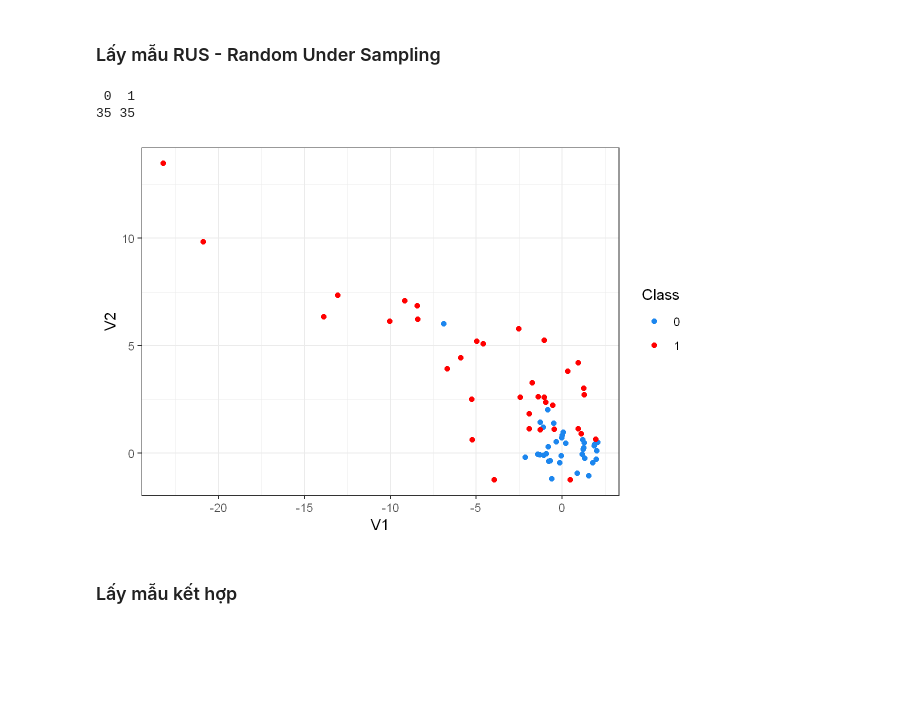
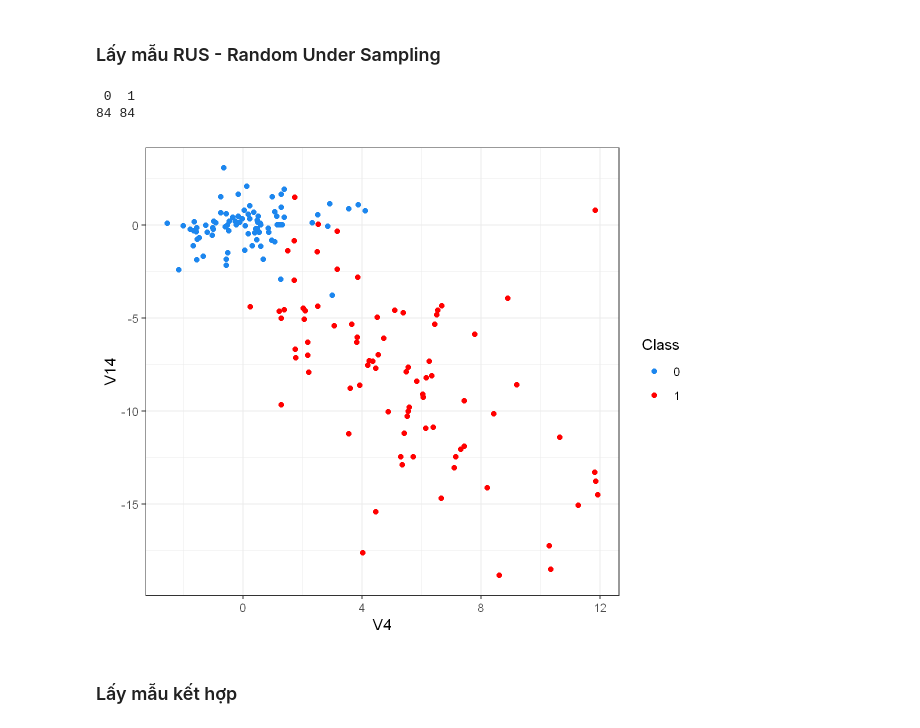
Before and after one commit to tquangsdh20/data-mining-g9, a Jupyter notebook: src/Credit_Card_Detection.ipynb, the cells around one changed output. Cells and saved outputs as stored; diff of their text form; code cells hidden in the pictures; blank space fills up the shorter version.

```diff
--- a/src/Credit_Card_Detection.ipynb
+++ b/src/Credit_Card_Detection.ipynb
@@ -57,9 +59,10 @@ predictions = factor(predictions,levels=c(0,1))
 # %%
-require(dplyr)
+# require(dplyr)
 set.seed(1)
-credit_dat = credit_card %>% sample_frac(0.1)
-ggplot(credit_dat, aes(x=V1,y=V2,col=Class)) +
+credit_dat = credit_card %>% sample_frac(0.2)
+ggplot(credit_dat, aes(x=V4,y=V14,col=Class)) +
     geom_point() +
     theme_bw() +
     scale_color_manual(values=c('dodgerblue2','red'))
+summary(credit_dat$Class)
 # %% [output]
@@ -117,27 +119,27 @@ ggplot(ovrsmpl, aes(x=V1,y=V2,col=Class)) +
 # %% [markdown]
 ### Lấy mẫu RUS - Random Under Sampling
 # %%
-n_fraud = 35
+n_fraud = 84
 frac_fraud = 0.5
 n_total = n_fraud/frac_fraud
 undrsmpl_res = ovun.sample(
                         Class ~ .
                         , data = train_dat
                         , method = "under"
                         , N = n_total
                         , seed = 100
 )
 
 undrsmpl = undrsmpl_res$data
 table(undrsmpl$Class)
-ggplot(undrsmpl, aes(x=V1,y=V2,col=Class)) +
+ggplot(undrsmpl, aes(x=V4,y=V14,col=Class)) +
     geom_point() +
     theme_bw() +
     scale_color_manual(values=c('dodgerblue2','red'))
 # %% [output]
  0  1
-35 35
+84 84
-[figure, old version]
+[figure, new version]
 # %% [markdown]
 ### Lấy mẫu kết hợp
 # %%
```
Also changed, not shown: parts of 35 cells of this notebook.
